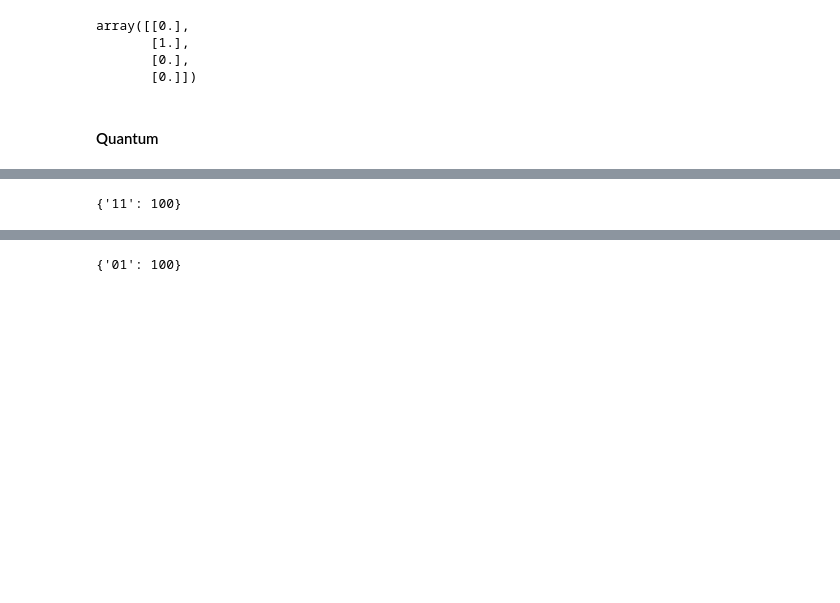
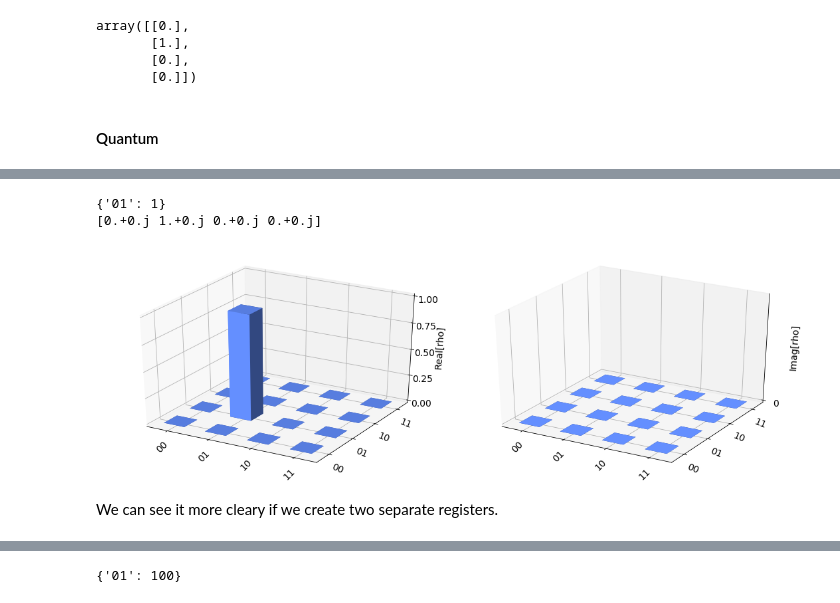
Before and after one commit to lukasszz/qiskit-tutorial, a Jupyter notebook: community/hello_world/qubits_lh.ipynb, the cells around one changed output, grey strips where cells are left out. Saved outputs shown, nothing was run; the diff lists cells and outputs as text; code cells hidden in the pictures; blank space fills up the shorter version.

```diff
--- a/community/hello_world/qubits_lh.ipynb
+++ b/community/hello_world/qubits_lh.ipynb
@@ -85,6 +92,7 @@ from qiskit import QuantumRegister, ClassicalRegister, QuantumCircuit
 from qiskit import execute
 # qiskit.IBMQ.load_accounts()
 backend = Aer.get_backend('qasm_simulator')
+backend_vec= Aer.get_backend('statevector_simulator')
 # %%
 qr1 = QuantumRegister(1) # The initial state for every qubit is |0> by default
 cr1 = ClassicalRegister(1)
@@ -156,9 +168,20 @@ q12_0: |0>┤ X ├┤M├
 # %%
-job = execute(qc2 , backend=backend, shots=100)
-st = job.result().get_counts()
-print(st)
+result = execute(qc2, backend_vec, shots=100).result()
+state = result.get_counts()
+vector = result.get_statevector(qc2)
+
+print(state)
+print(vector)
 # %% [output]
-{'11': 100}
+{'01': 1}
+[0.+0.j 1.+0.j 0.+0.j 0.+0.j]
+# %%
+from qiskit.tools.visualization import plot_state_city
+plot_state_city(vector)
+# %% [output]
+[figure, added]
+# %% [markdown]
+We can see it more cleary if we create two separate registers.
 # %%
 qr3 = QuantumRegister(1) # |0>
 qr4 = QuantumRegister(1) # |0>
```
Also changed, not shown: parts of 16 cells of this notebook, 1 other file.
